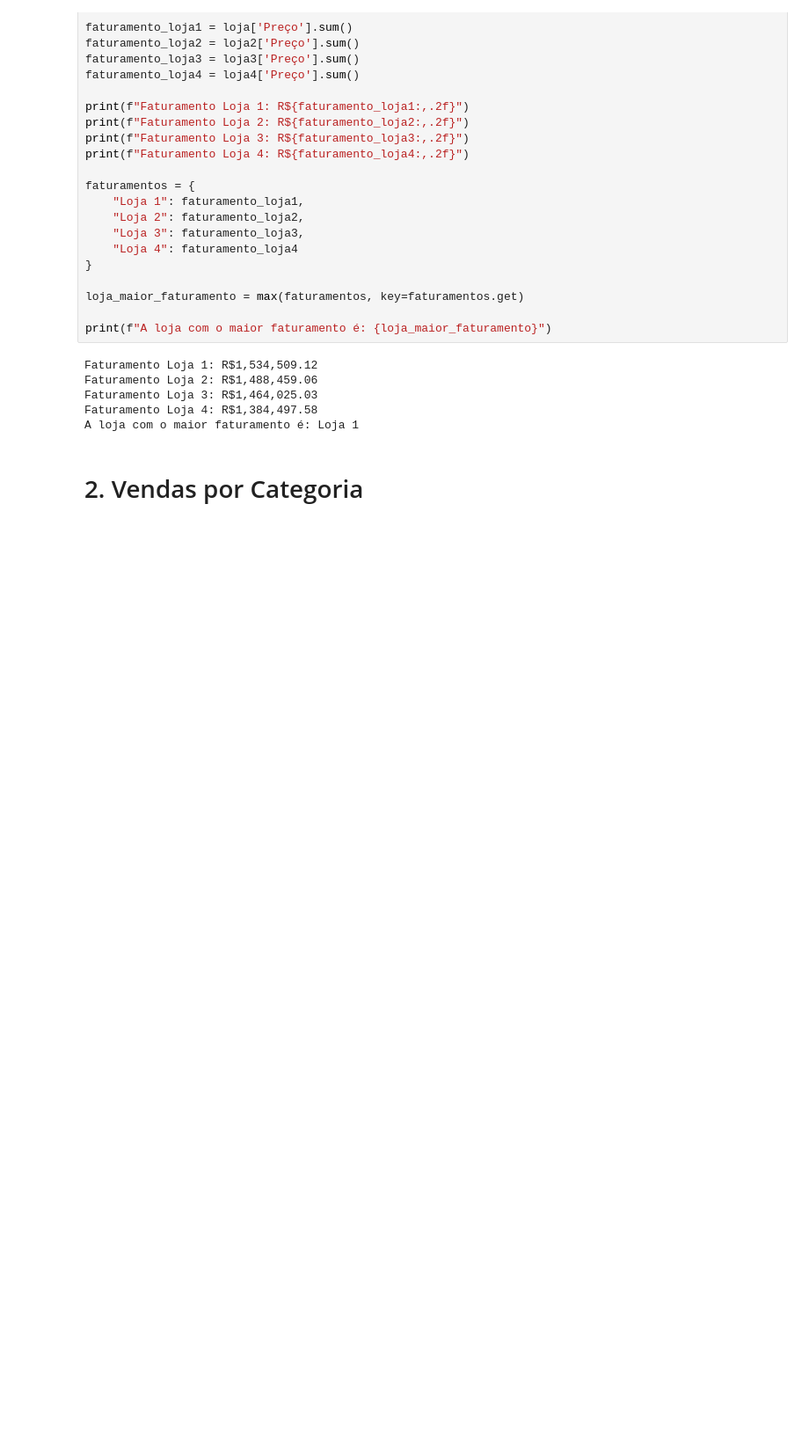
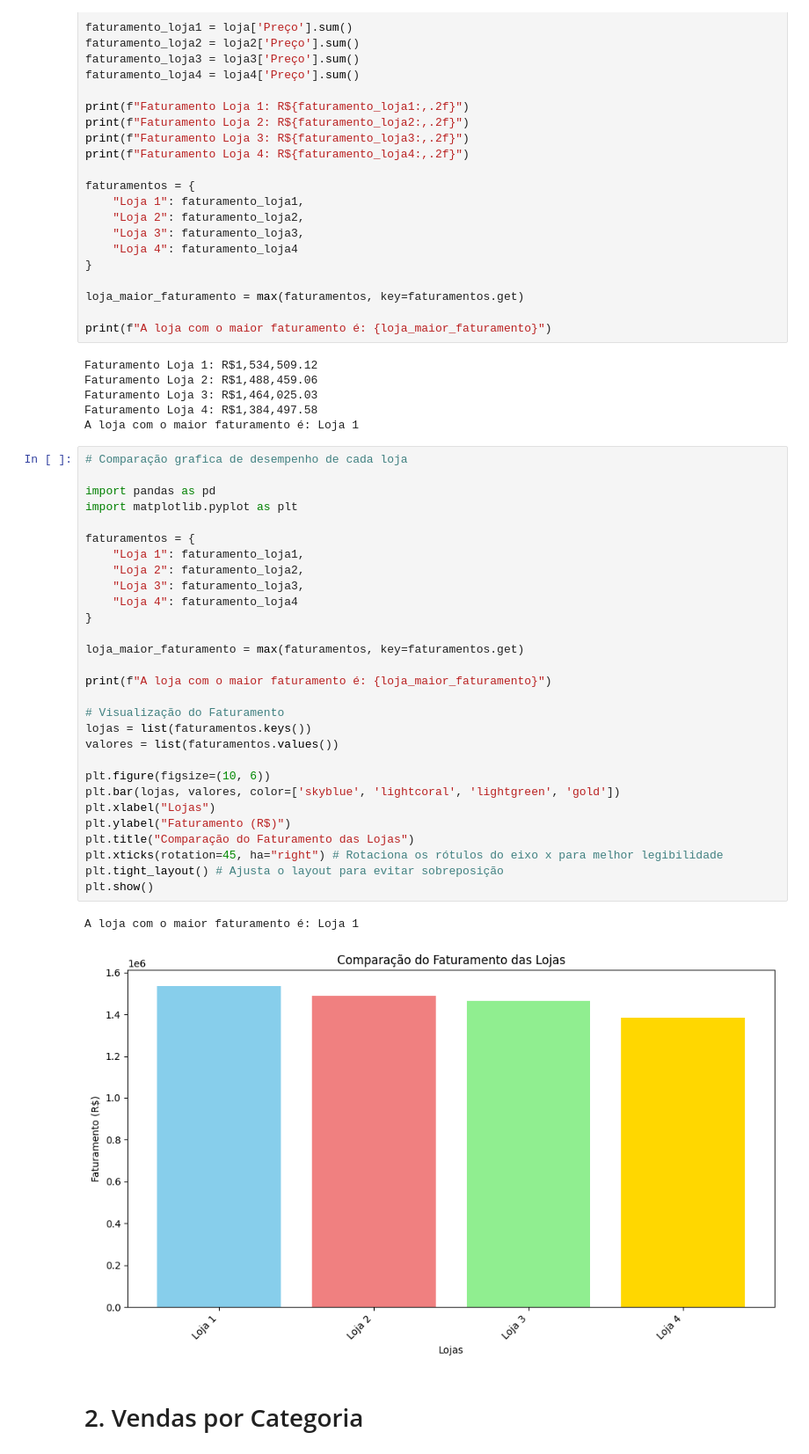
Before and after one commit to Matheusisa/AluraStore_Desafio, a Jupyter notebook: AluraStoreBr.ipynb, the cells around one changed output. Shown at 88% size. Cells and saved outputs as stored; diff of their text form; blank space fills up the shorter version.

```diff
--- a/AluraStoreBr.ipynb
+++ b/AluraStoreBr.ipynb
@@ -54,6 +54,38 @@ Faturamento Loja 2: R$1,488,459.06
 Faturamento Loja 3: R$1,464,025.03
 Faturamento Loja 4: R$1,384,497.58
 A loja com o maior faturamento é: Loja 1
+# %%
+# Comparação grafica de desempenho de cada loja
+
+import pandas as pd
+import matplotlib.pyplot as plt
+
+faturamentos = {
+    "Loja 1": faturamento_loja1,
+    "Loja 2": faturamento_loja2,
+    "Loja 3": faturamento_loja3,
+    "Loja 4": faturamento_loja4
+}
+
+loja_maior_faturamento = max(faturamentos, key=faturamentos.get)
+
+print(f"A loja com o maior faturamento é: {loja_maior_faturamento}")
+
+# Visualização do Faturamento
+lojas = list(faturamentos.keys())
+valores = list(faturamentos.values())
+
+plt.figure(figsize=(10, 6))
+plt.bar(lojas, valores, color=['skyblue', 'lightcoral', 'lightgreen', 'gold'])
+plt.xlabel("Lojas")
+plt.ylabel("Faturamento (R$)")
+plt.title("Comparação do Faturamento das Lojas")
+plt.xticks(rotation=45, ha="right") # Rotaciona os rótulos do eixo x para melhor legibilidade
+plt.tight_layout() # Ajusta o layout para evitar sobreposição
+plt.show()
+# %% [output]
+A loja com o maior faturamento é: Loja 1
+[figure, added]
 # %% [markdown]
 # 2. Vendas por Categoria
 # %% [markdown]
```
